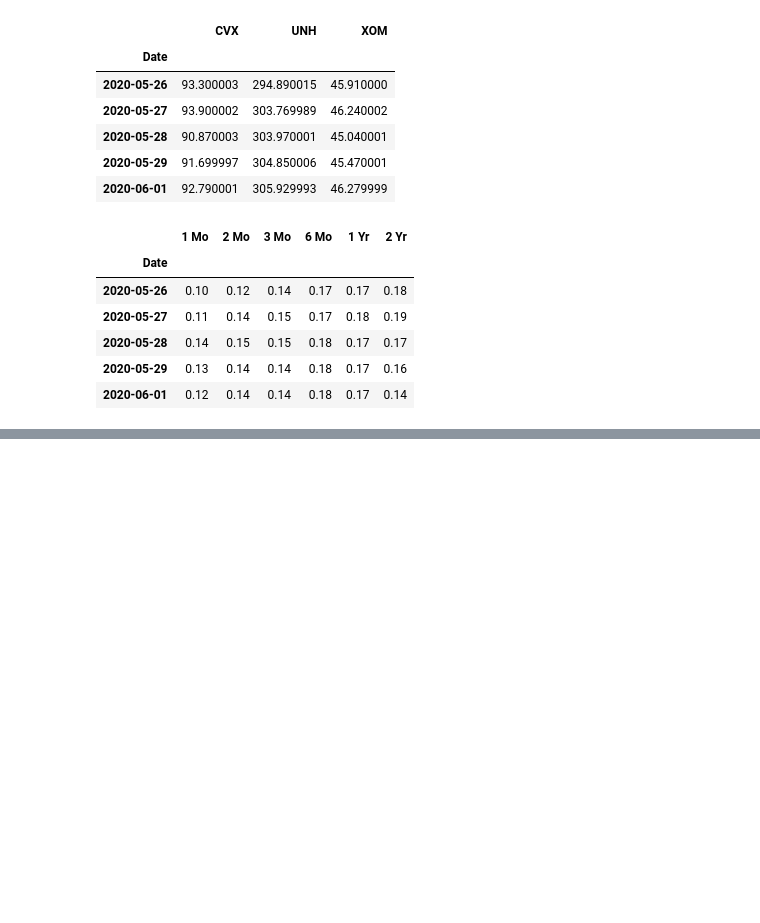
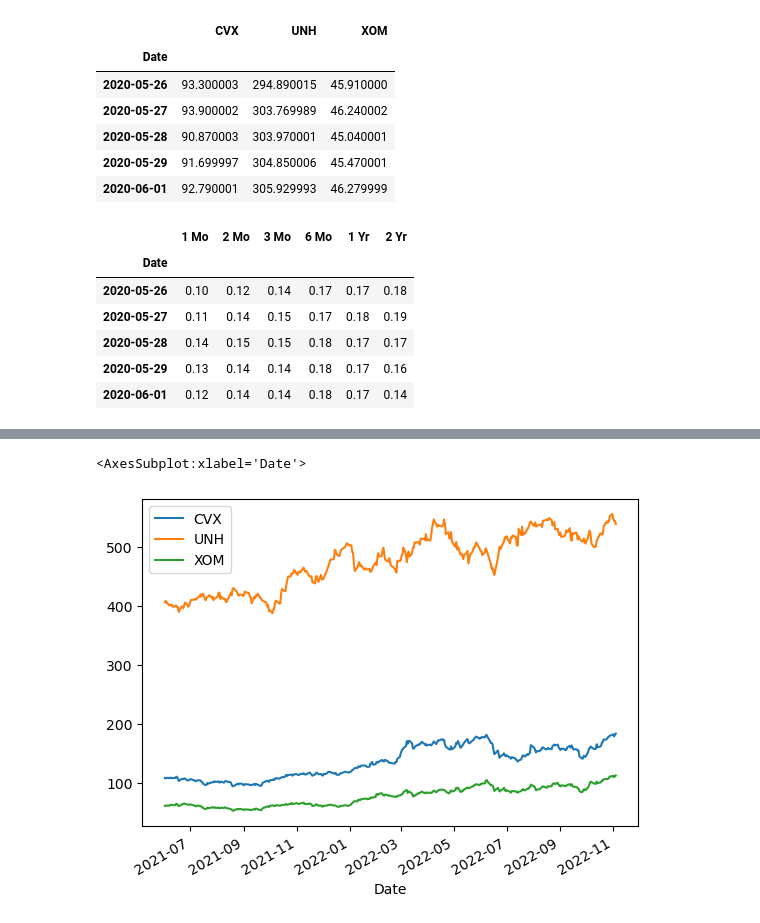
Before and after one commit to majulahsingapuri/Simulation-in-Finance, a Jupyter notebook: sim.ipynb, the cells around one changed output, grey strips where cells are left out. Saved outputs shown, nothing was run; the diff lists cells and outputs as text; code cells hidden in the pictures; blank space fills up the shorter version.

```diff
--- a/sim.ipynb
+++ b/sim.ipynb
@@ -201 +222,6 @@ dt = 1/252  # daily increment
+# %%
+assets_df.loc[lifetime[0]:].plot()
+# %% [output]
+<AxesSubplot:xlabel='Date'>
+[figure, added]
 # %%
```
Also changed, not shown: parts of 15 cells of this notebook.
